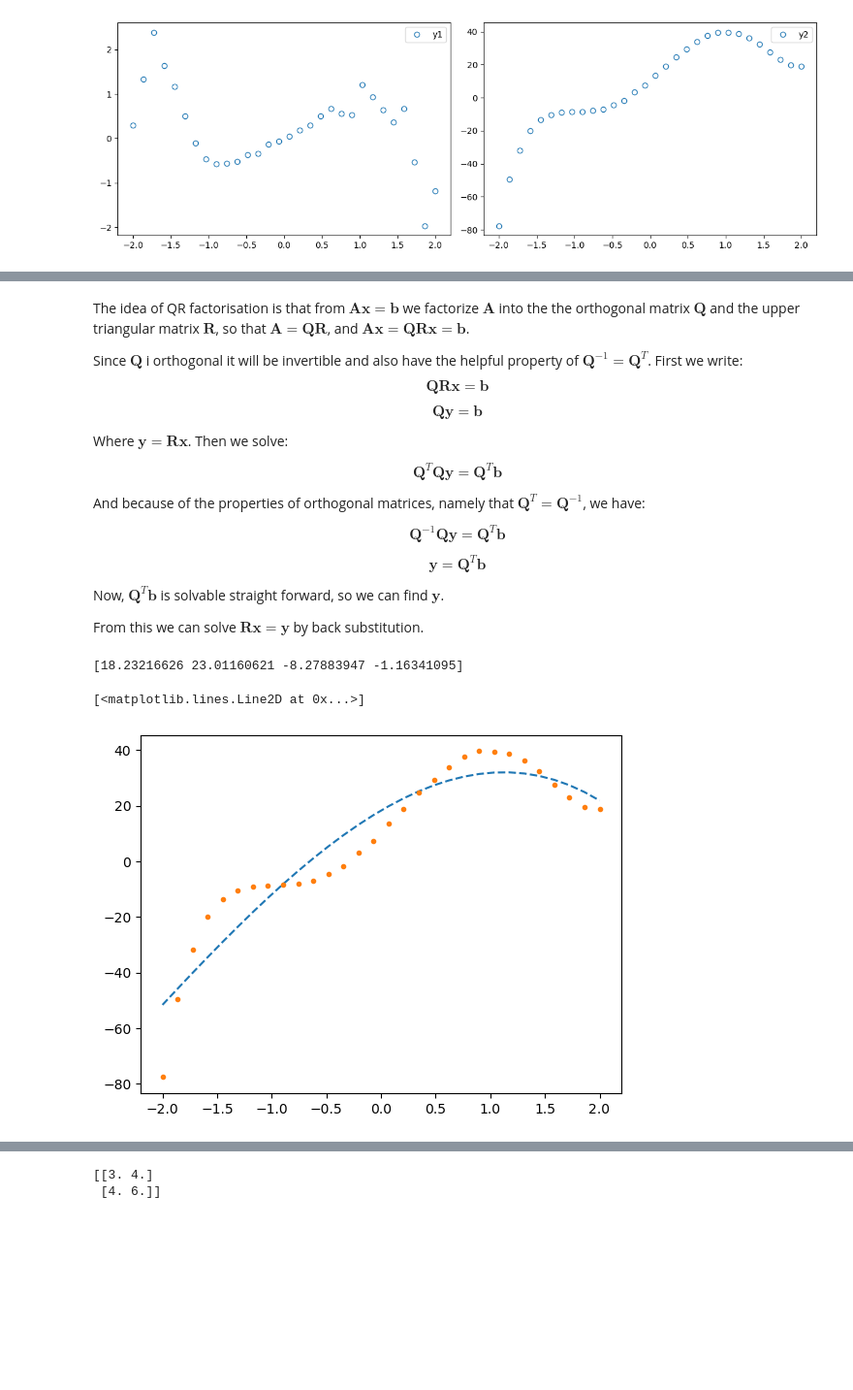
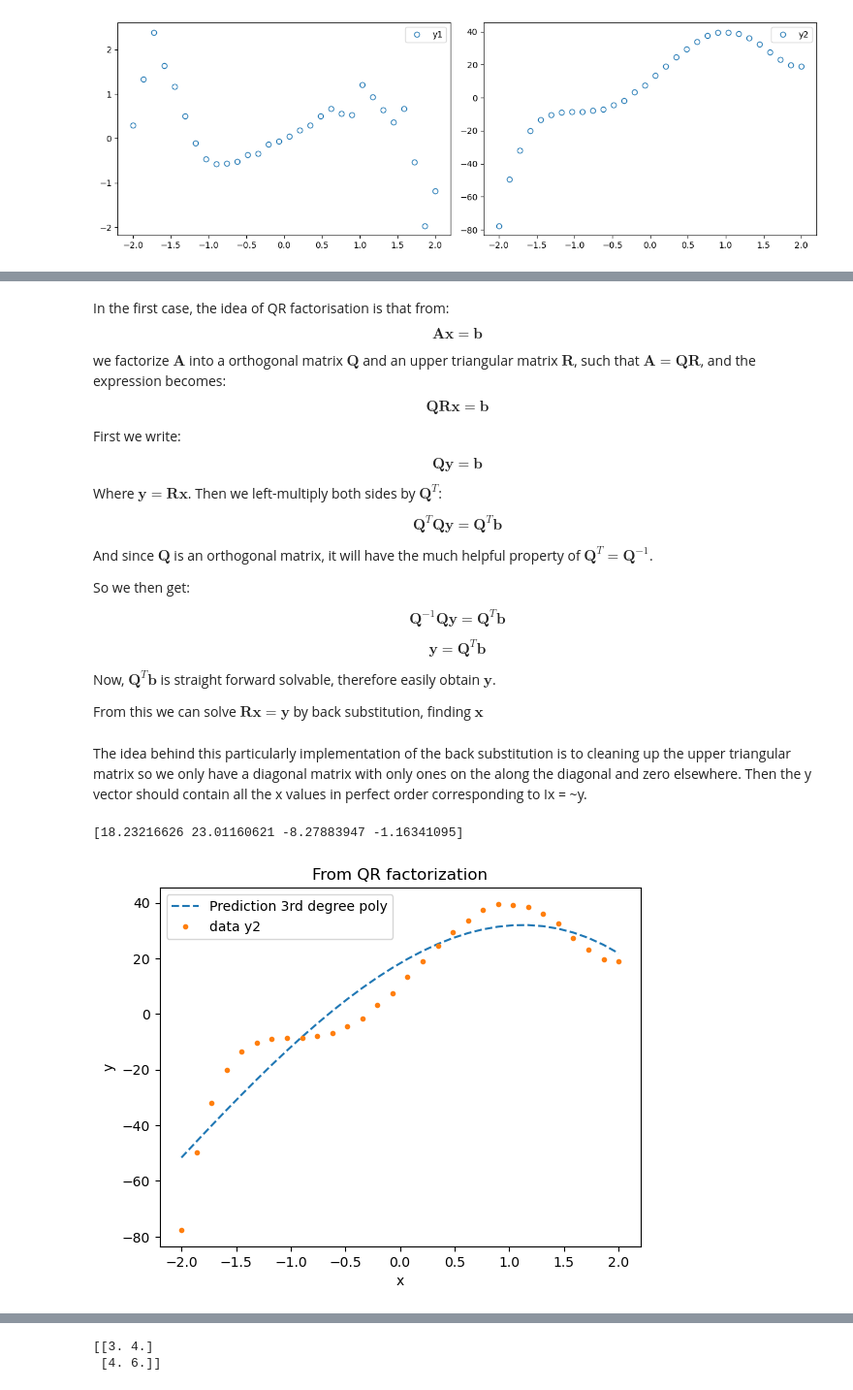
Before and after one commit to johnmagj/MAT4110, a Jupyter notebook: Oblig1/Oblig1.ipynb, the cells around one changed output, grey strips where cells are left out. Shown at 97% size. Drawn from its saved outputs; the diff is of its cells as text; code cells hidden in the pictures; blank space fills up the shorter version.

```diff
--- a/Oblig1/Oblig1.ipynb
+++ b/Oblig1/Oblig1.ipynb
@@ -39,22 +43,29 @@ plt.close()
 # %% [markdown]
-The idea of QR factorisation is that from $\boldsymbol{Ax} = \boldsymbol{b}$ we factorize $\boldsymbol{A}$ into the the orthogonal matrix $\boldsymbol{Q}$ and the upper triangular matrix $\boldsymbol{R}$, so that $\boldsymbol{A} = \boldsymbol{QR}$, and $\boldsymbol{Ax} = \boldsymbol{QRx} = \boldsymbol{b}$.
+In the first case, the idea of QR factorisation is that from:
+$$
+\boldsymbol{Ax} = \boldsymbol{b}
+$$
 
-Since $\boldsymbol{Q}$ i orthogonal it will be invertible and also have the helpful property of $\boldsymbol{Q}^{-1} = \boldsymbol{Q}^{T}$. First we write:
+we factorize $\boldsymbol{A}$ into a orthogonal matrix $\boldsymbol{Q}$ and an upper triangular matrix $\boldsymbol{R}$, such that $\boldsymbol{A} = \boldsymbol{QR}$, and the expression becomes:
 $$
 \boldsymbol{QRx} = \boldsymbol{b}
 $$
+
+First we write:
 
 $$
 \boldsymbol{Qy} = \boldsymbol{b}
 $$
 
-Where $\boldsymbol{y} = \boldsymbol{Rx}$. Then we solve:
+Where $\boldsymbol{y} = \boldsymbol{Rx}$. Then we left-multiply both sides by $\boldsymbol{Q}^T$:
 
 $$
 \boldsymbol{Q}^T \boldsymbol{Qy} = \boldsymbol{Q}^T \boldsymbol{b}
 $$
 
-And because of the properties of orthogonal matrices, namely that $\boldsymbol{Q}^T = \boldsymbol{Q}^{-1}$, we have:
+And since $\boldsymbol{Q}$ is an orthogonal matrix, it will have the much helpful property of $\boldsymbol{Q}^T = \boldsymbol{Q}^{-1}$.
+
+So we then get:
 
 $$
 \boldsymbol{Q}^{-1} \boldsymbol{Qy} = \boldsymbol{Q}^T \boldsymbol{b}
@@ -64,9 +75,9 @@ $$
 \boldsymbol{y} = \boldsymbol{Q}^T \boldsymbol{b}
 $$
 
-Now, $\boldsymbol{Q}^T \boldsymbol{b}$ is solvable straight forward, so we can find $\boldsymbol{y}$.
+Now, $\boldsymbol{Q}^T \boldsymbol{b}$ is straight forward solvable, therefore easily obtain $\boldsymbol{y}$.
 
-From this we can solve $\boldsymbol{Rx} = \boldsymbol{y}$ by back substitution.
+From this we can solve $\boldsymbol{Rx} = \boldsymbol{y}$ by back substitution, finding $\boldsymbol{x}$
 # %%
 # 1. Find QR factorization of matrix A
 
@@ -112,17 +119,27 @@ def back_substitution(A, b):
     return x
+# %% [markdown]
+The idea behind this particularly implementation of the back substitution is to cleaning up the upper triangular matrix so we only have a diagonal matrix with only ones on the along the diagonal and zero elsewhere. Then the y vector should contain all the x values in perfect order corresponding to Ix = ~y.
 # %%
 from sklearn.preprocessing import PolynomialFeatures
 
 poly = PolynomialFeatures(3)    # create a feature matrix containing the columns [1, x, x^2, x^3]
 A = poly.fit_transform(x.reshape(-1,1))
-#print(A)
-xA = back_substitution(A, y2)
+
+Q, R = np.linalg.qr(A)  # numpy function calculating Q and R
+y = Q.T @ y2 # matrix multiplication between the transpose of Q and vector b
+
+xA = back_substitution(R, y)
 print(xA)
 pred = A @ xA
 
-plt.plot(A[:,1], pred, "--")
-plt.plot(x, y2, ".")
+plt.plot(A[:,1], pred, "--", label="Prediction 3rd degree poly")
+plt.plot(x, y2, ".", label="data y2")
+plt.legend()
+plt.title("From QR factorization")
+plt.xlabel("x")
+plt.ylabel("y")
+plt.show()
+plt.close()
 # %% [output]
 [18.23216626 23.01160621 -8.27883947 -1.16341095]
-[<matplotlib.lines.Line2D at 0x...>]
-[figure, old version]
+[figure, new version]
```
Also changed, not shown: parts of 5 cells of this notebook.
